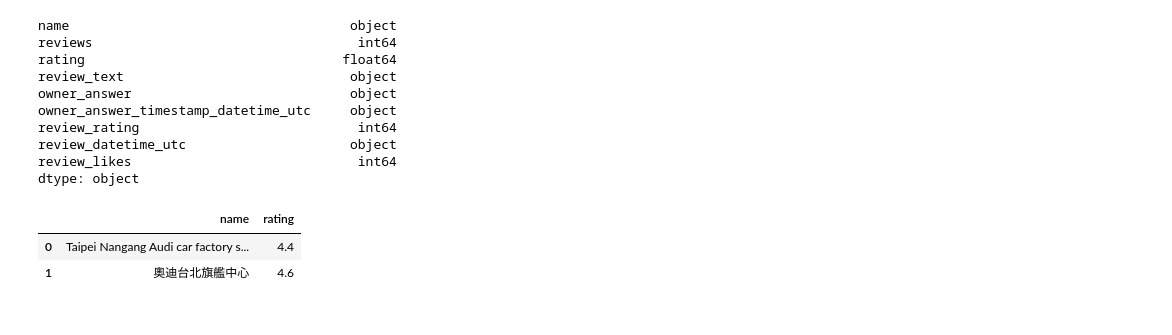
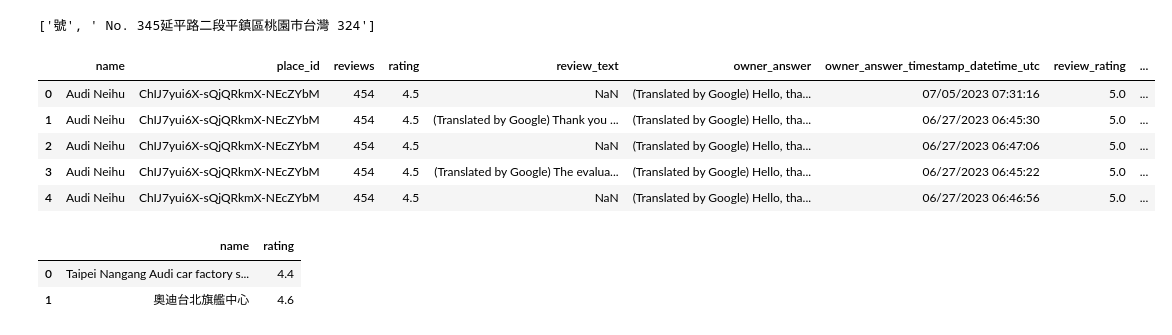
Before and after one commit to Sunnyday0829/google-review-project, a Jupyter notebook: preprocessing_ver1.ipynb, the cells around one changed output. Saved outputs shown, nothing was run; the diff lists cells and outputs as text; code cells hidden in the pictures.

```diff
--- a/preprocessing.ipynb
+++ b/preprocessing_ver1.ipynb
@@ -28,13 +31,34 @@ data.head(n = 5)
-# %%
-data.dtypes
-# %% [output]
-name                                    object
-reviews                                  int64
-rating                                 float64
-review_text                             object
-owner_answer                            object
-owner_answer_timestamp_datetime_utc     object
-review_rating                            int64
-review_datetime_utc                     object
-review_likes                             int64
-dtype: object
+# %%
+def get_place_details(place_id):
+    url = f"https://maps.googleapis.com/maps/api/place/details/json?place_id={place_id}&language=en-TW&key=AIzaSyCLRZuF3hRmB4_-m4eeKZQ4ng-z4a6JguY"
+
+    payload={}
+    headers= {}
+
+    response = requests.request("GET", url, headers=headers, data=payload)
+
+    place_info = json.loads(response.text)
+    address = place_info['result']['formatted_address'].split(",")
+
+    try :
+        city = [ad for ad in address if 'City' in ad or 'County' in ad][0].strip()
+    except :
+        city = "Taoyuan City"
+
+    print(city)
+    return city
+# %%
+get_place_details('ChIJz96g0KgjaDQR_pduUzXWAfw') # 59
+# %% [output]
+['號', ' No. 345延平路二段平鎮區桃園市台灣 324']
+# %%
+data['city'] = data['place_id'].apply(get_place_details)
+# %%
+data.head(n = 5)
+# %% [output]
+|  | name | place_id | reviews | rating | review_text | owner_answer | owner_answer_timestamp_datetime_utc | review_rating | ... |
+| 0 | Audi Neihu | ChIJ7yui6X-sQjQRkmX-NEcZYbM | 454 | 4.5 | NaN | (Translated by Google) Hello, tha... | 07/05/2023 07:31:16 | 5.0 | ... |
+| 1 | Audi Neihu | ChIJ7yui6X-sQjQRkmX-NEcZYbM | 454 | 4.5 | (Translated by Google) Thank you ... | (Translated by Google) Hello, tha... | 06/27/2023 06:45:30 | 5.0 | ... |
+| 2 | Audi Neihu | ChIJ7yui6X-sQjQRkmX-NEcZYbM | 454 | 4.5 | NaN | (Translated by Google) Hello, tha... | 06/27/2023 06:47:06 | 5.0 | ... |
+| 3 | Audi Neihu | ChIJ7yui6X-sQjQRkmX-NEcZYbM | 454 | 4.5 | (Translated by Google) The evalua... | (Translated by Google) Hello, tha... | 06/27/2023 06:45:22 | 5.0 | ... |
+| 4 | Audi Neihu | ChIJ7yui6X-sQjQRkmX-NEcZYbM | 454 | 4.5 | NaN | (Translated by Google) Hello, tha... | 06/27/2023 06:46:56 | 5.0 | ... |
```
Also changed, not shown: parts of 4 cells of this notebook, 3 other files.
